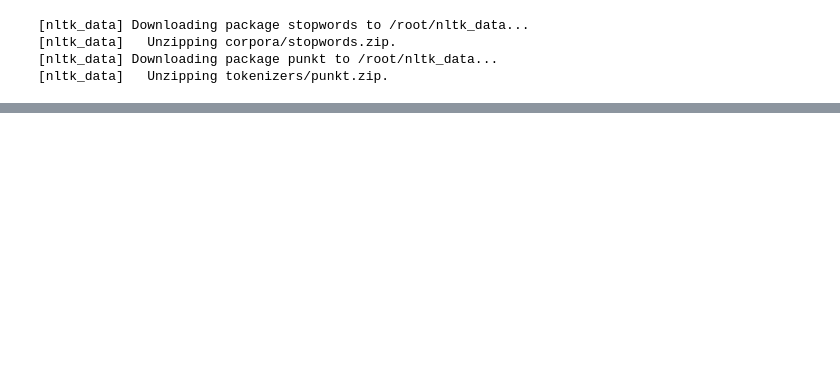
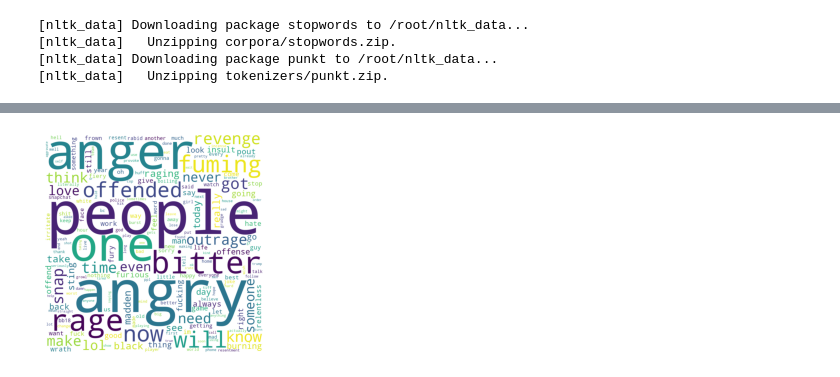
Before and after one commit to Sreelekshmi688582/Sreelekshmi, a Jupyter notebook: Emotion.ipynb, the cells around one changed output, grey strips where cells are left out. Cells and saved outputs as stored; diff of their text form; code cells hidden in the pictures; blank space fills up the shorter version.

```diff
--- a/Emotion.ipynb
+++ b/Emotion.ipynb
@@ -57,0 +106,4 @@ train.head()
+# %%
+visualize('anger')
+# %% [output]
+[figure, added]
```
Also changed, not shown: parts of 32 cells of this notebook.
